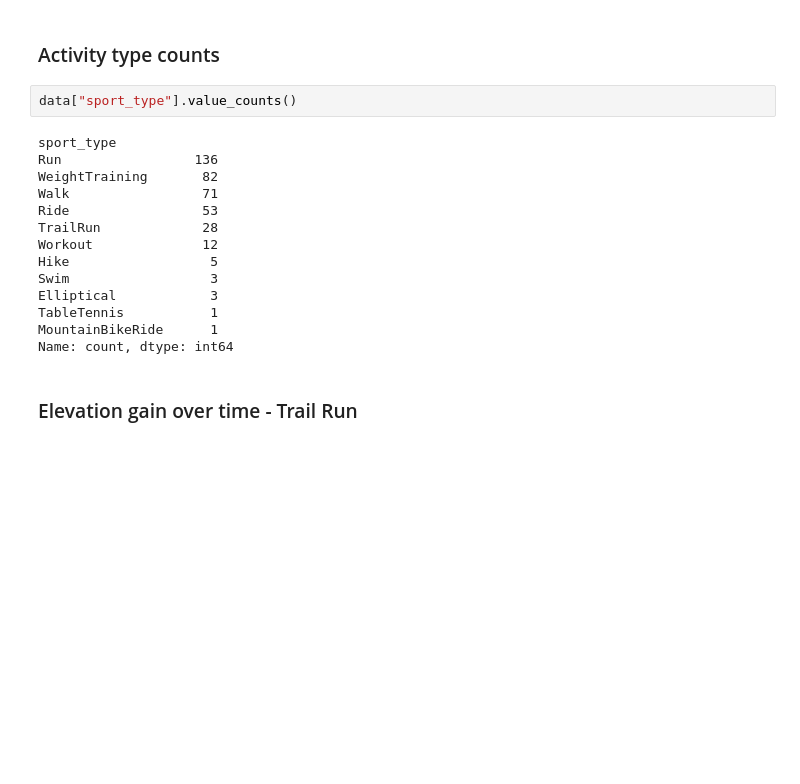
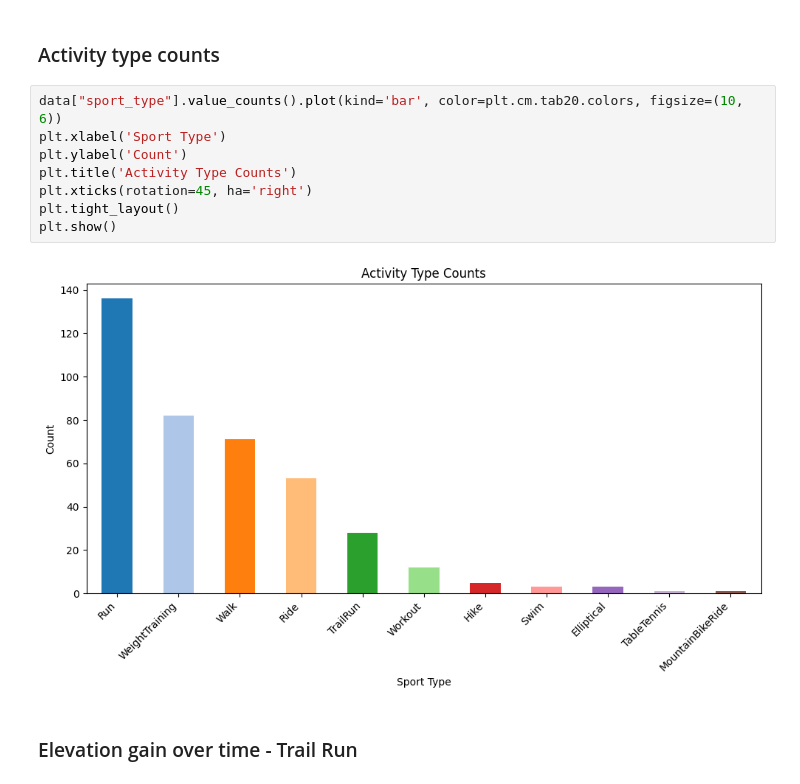
Before and after one commit to josuemj/runlytics-api, a Jupyter notebook: notebooks/eda_strava.ipynb, the cells around one changed output. Saved outputs shown, nothing was run; the diff lists cells and outputs as text; blank space fills up the shorter version.

Commit message:
added sport count visuaization

```diff
--- a/notebooks/eda_strava.ipynb
+++ b/notebooks/eda_strava.ipynb
@@ -36,21 +36,15 @@ data[['name', 'kudos_count']].sort_values(by='kudos_count', ascending=False).hea
 # %% [markdown]
 ### Activity type counts
 # %%
-data["sport_type"].value_counts()
+data["sport_type"].value_counts().plot(kind='bar', color=plt.cm.tab20.colors, figsize=(10, 6))
+plt.xlabel('Sport Type')
+plt.ylabel('Count')
+plt.title('Activity Type Counts')
+plt.xticks(rotation=45, ha='right')
+plt.tight_layout()
+plt.show()
 # %% [output]
-sport_type
-Run                 136
-WeightTraining       82
-Walk                 71
-Ride                 53
-TrailRun             28
-Workout              12
-Hike                  5
-Swim                  3
-Elliptical            3
-TableTennis           1
-MountainBikeRide      1
-Name: count, dtype: int64
+[figure, added]
 # %% [markdown]
 ### Elevation gain over time - Trail Run
 # %%
```
Also changed, not shown: parts of 2 cells of this notebook.
